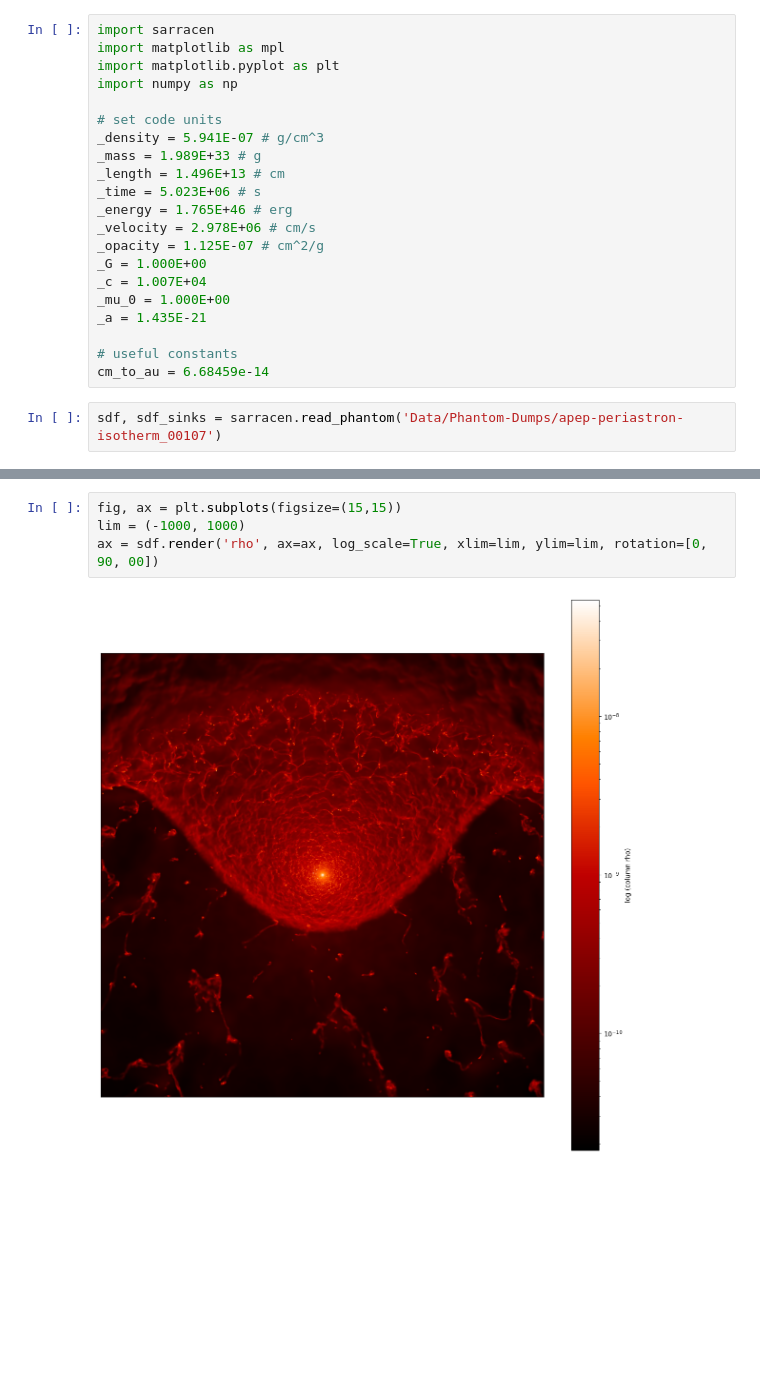
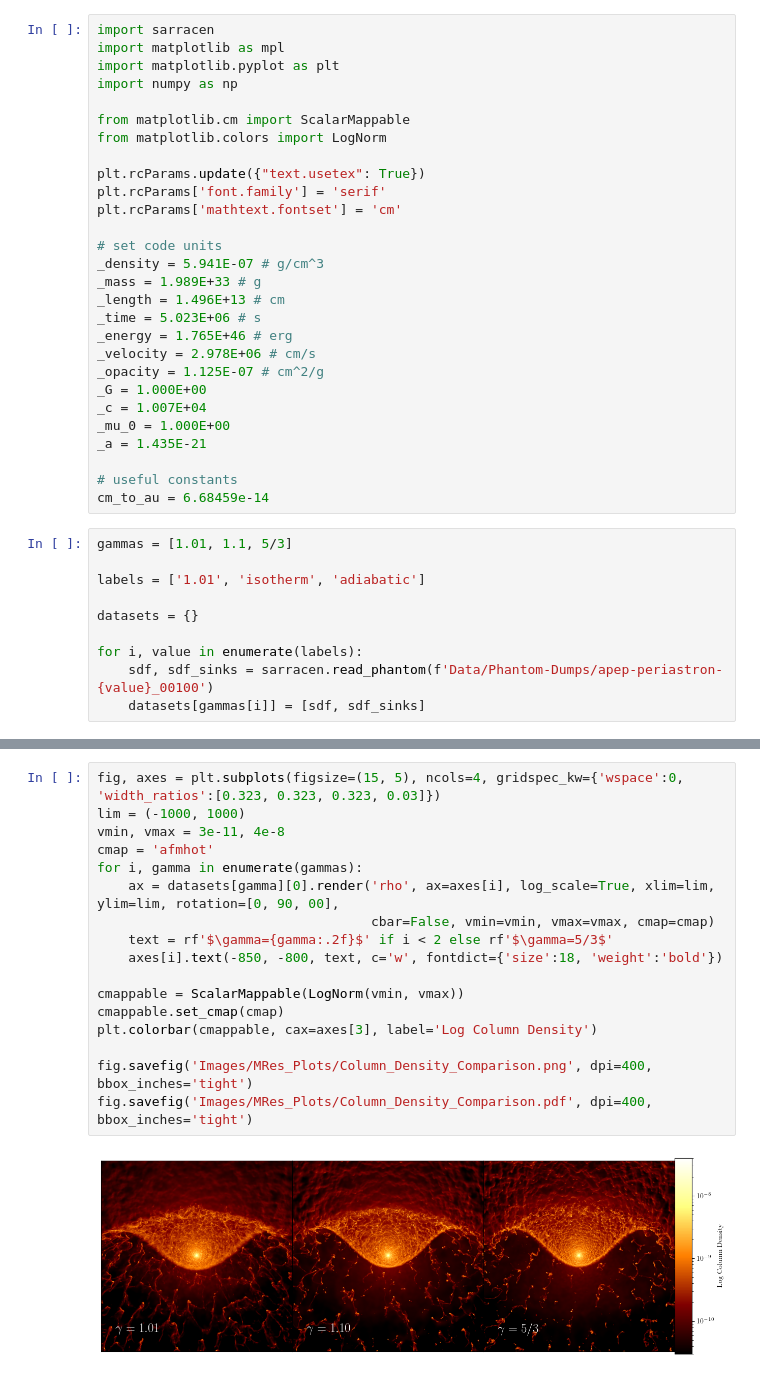
Before and after one commit to ryanwhite1/xenomorph, a Jupyter notebook: Sarracen_test.ipynb, the cells around one changed output, grey strips where cells are left out. Cells and saved outputs as stored; diff of their text form; blank space fills up the shorter version.

Commit message:
Some new hydro plots

```diff
--- a/Sarracen_test.ipynb
+++ b/Sarracen_test.ipynb
@@ -3,6 +3,13 @@ import sarracen
 import matplotlib as mpl
 import matplotlib.pyplot as plt
 import numpy as np
+
+from matplotlib.cm import ScalarMappable
+from matplotlib.colors import LogNorm
+
+plt.rcParams.update({"text.usetex": True})
+plt.rcParams['font.family'] = 'serif'
+plt.rcParams['mathtext.fontset'] = 'cm'
 
 # set code units
 _density = 5.941E-07 # g/cm^3
@@ -20,5 +27,13 @@ _a = 1.435E-21
 # useful constants
 cm_to_au = 6.68459e-14
 # %%
-sdf, sdf_sinks = sarracen.read_phantom('Data/Phantom-Dumps/apep-periastron-isotherm_00107')
+gammas = [1.01, 1.1, 5/3]
+
+labels = ['1.01', 'isotherm', 'adiabatic']
+
+datasets = {}
+
+for i, value in enumerate(labels):
+    sdf, sdf_sinks = sarracen.read_phantom(f'Data/Phantom-Dumps/apep-periastron-{value}_00100')
+    datasets[gammas[i]] = [sdf, sdf_sinks]
 # %%
@@ -52,7 +67,20 @@ sdf.describe()
 # %%
-fig, ax = plt.subplots(figsize=(15,15))
+fig, axes = plt.subplots(figsize=(15, 5), ncols=4, gridspec_kw={'wspace':0, 'width_ratios':[0.323, 0.323, 0.323, 0.03]})
 lim = (-1000, 1000)
-ax = sdf.render('rho', ax=ax, log_scale=True, xlim=lim, ylim=lim, rotation=[0, 90, 00])
+vmin, vmax = 3e-11, 4e-8
+cmap = 'afmhot'
+for i, gamma in enumerate(gammas):
+    ax = datasets[gamma][0].render('rho', ax=axes[i], log_scale=True, xlim=lim, ylim=lim, rotation=[0, 90, 00],
+                                   cbar=False, vmin=vmin, vmax=vmax, cmap=cmap)
+    text = rf'$\gamma={gamma:.2f}$' if i < 2 else rf'$\gamma=5/3$'
+    axes[i].text(-850, -800, text, c='w', fontdict={'size':18, 'weight':'bold'})
+
+cmappable = ScalarMappable(LogNorm(vmin, vmax))
+cmappable.set_cmap(cmap)
+plt.colorbar(cmappable, cax=axes[3], label='Log Column Density')
+
+fig.savefig('Images/MRes_Plots/Column_Density_Comparison.png', dpi=400, bbox_inches='tight')
+fig.savefig('Images/MRes_Plots/Column_Density_Comparison.pdf', dpi=400, bbox_inches='tight')
 # %% [output]
-[figure, old version]
+[figure, new version]
 # %%
```
Also changed, not shown: parts of 6 cells of this notebook, 14 other files.
